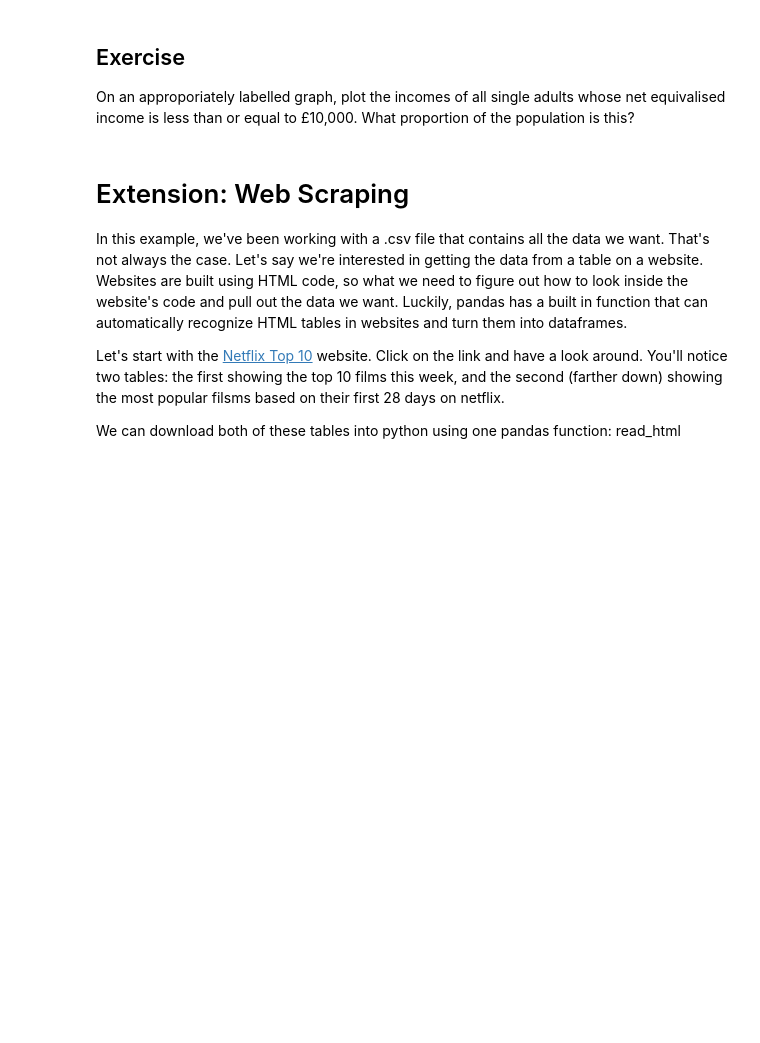
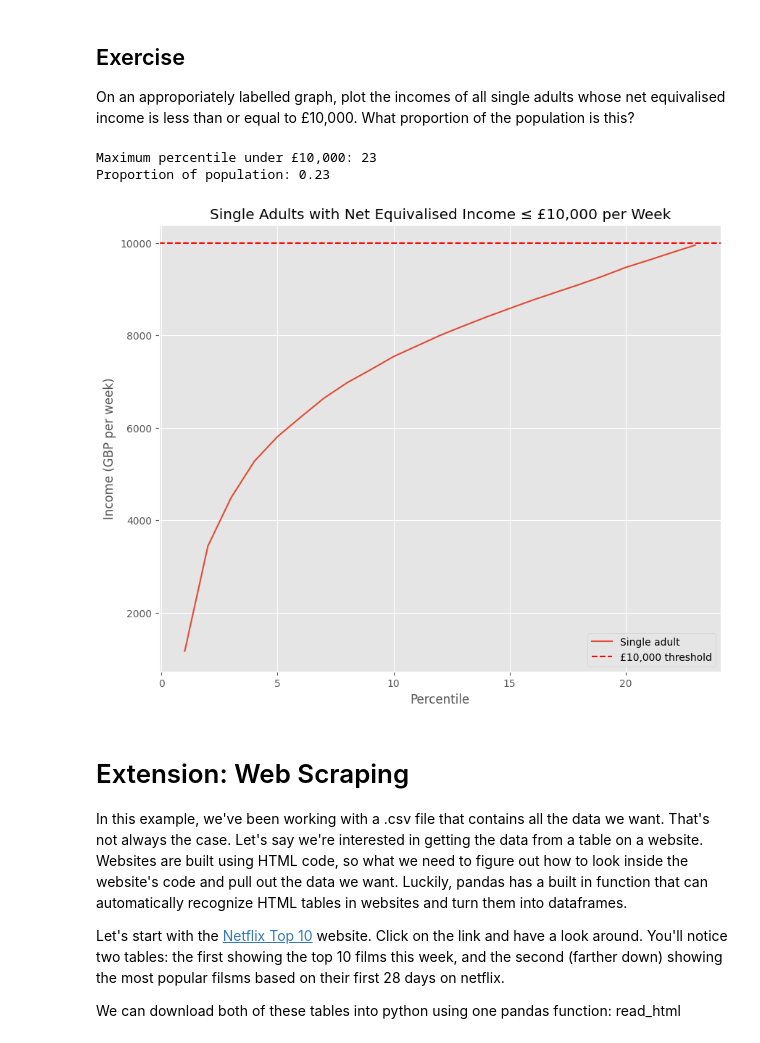
Before and after one commit to Wendy-915/QM2, a Jupyter notebook: notebooks/W02. Pandas.ipynb, the cells around one changed output. Drawn from its saved outputs; the diff is of its cells as text; code cells hidden in the pictures; blank space fills up the shorter version.

```diff
--- a/notebooks/W02. Pandas.ipynb
+++ b/notebooks/W02. Pandas.ipynb
@@ -394,6 +426,29 @@ We won't dwell on comparative operative, here we've used ">" to mean "is greater
 # %% [markdown]
 ## Exercise
 On an approporiately labelled graph, plot the incomes of all single adults whose net equivalised income is less than or equal to £10,000. What proportion of the population is this?
+# %%
+single = income['Single adult']
+single_clean = single.replace(',', '', regex=True).astype(float)
+single_under_10k = single_clean[single_clean <= 10000]
+single_under_10k.head()
+
+single_under_10k.plot()
+
+plt.title('Single Adults with Net Equivalised Income ≤ £10,000 per Week')
+plt.xlabel('Percentile')
+plt.ylabel('Income (GBP per week)')
+plt.axhline(10000, color='red', linestyle='--', label='£10,000 threshold')
+plt.legend()
+
+max_percentile = single_under_10k.index.max()
+proportion = max_percentile / 100
+
+print("Maximum percentile under £10,000:", max_percentile)
+print("Proportion of population:", proportion)
+# %% [output]
+Maximum percentile under £10,000: 23
+Proportion of population: 0.23
+[figure, added]
 # %% [markdown]
 # Extension: Web Scraping
 
```
Also changed, not shown: parts of 7 cells of this notebook.
